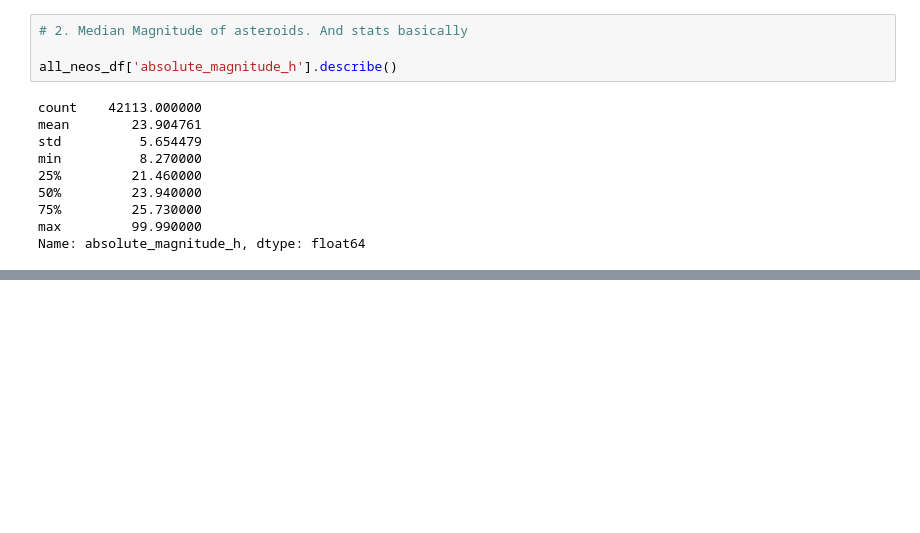
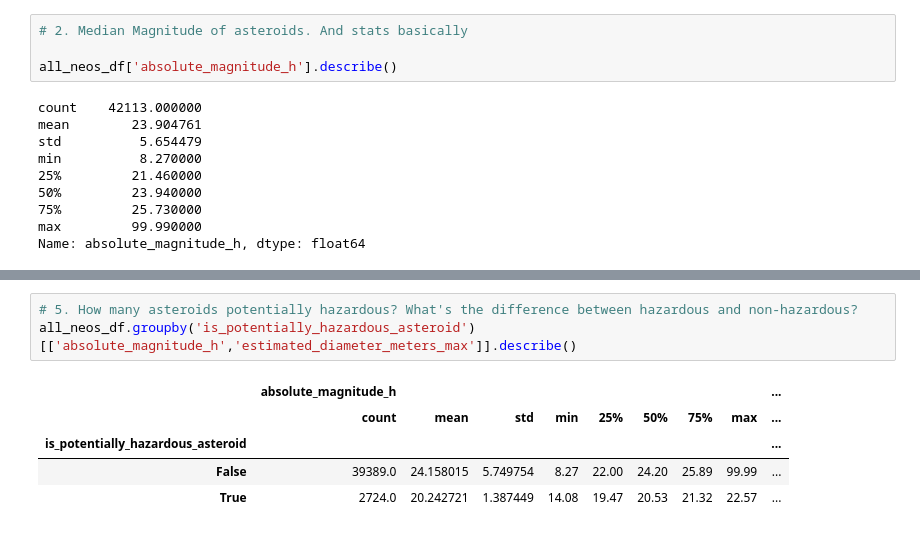
Before and after one commit to baakhoff/research, a Jupyter notebook: notebooks/nasa_research.ipynb, the cells around one changed output, grey strips where cells are left out. Drawn from its saved outputs; the diff is of its cells as text; blank space fills up the shorter version.

```diff
--- a/notebooks/nasa_research.ipynb
+++ b/notebooks/nasa_research.ipynb
@@ -215,0 +268,9 @@ fig.show()
+# %%
+# 5. How many asteroids potentially hazardous? What's the difference between hazardous and non-hazardous?
+all_neos_df.groupby('is_potentially_hazardous_asteroid')[['absolute_magnitude_h','estimated_diameter_meters_max']].describe()
+# %% [output]
+|  | absolute_magnitude_h |  |  |  |  |  |  |  | ... |
+|  | count | mean | std | min | 25% | 50% | 75% | max | ... |
+| is_potentially_hazardous_asteroid |  |  |  |  |  |  |  |  | ... |
+| False | 39389.0 | 24.158015 | 5.749754 | 8.27 | 22.00 | 24.20 | 25.89 | 99.99 | ... |
+| True | 2724.0 | 20.242721 | 1.387449 | 14.08 | 19.47 | 20.53 | 21.32 | 22.57 | ... |
```
Also changed, not shown: parts of 8 cells of this notebook, 1 other file.
